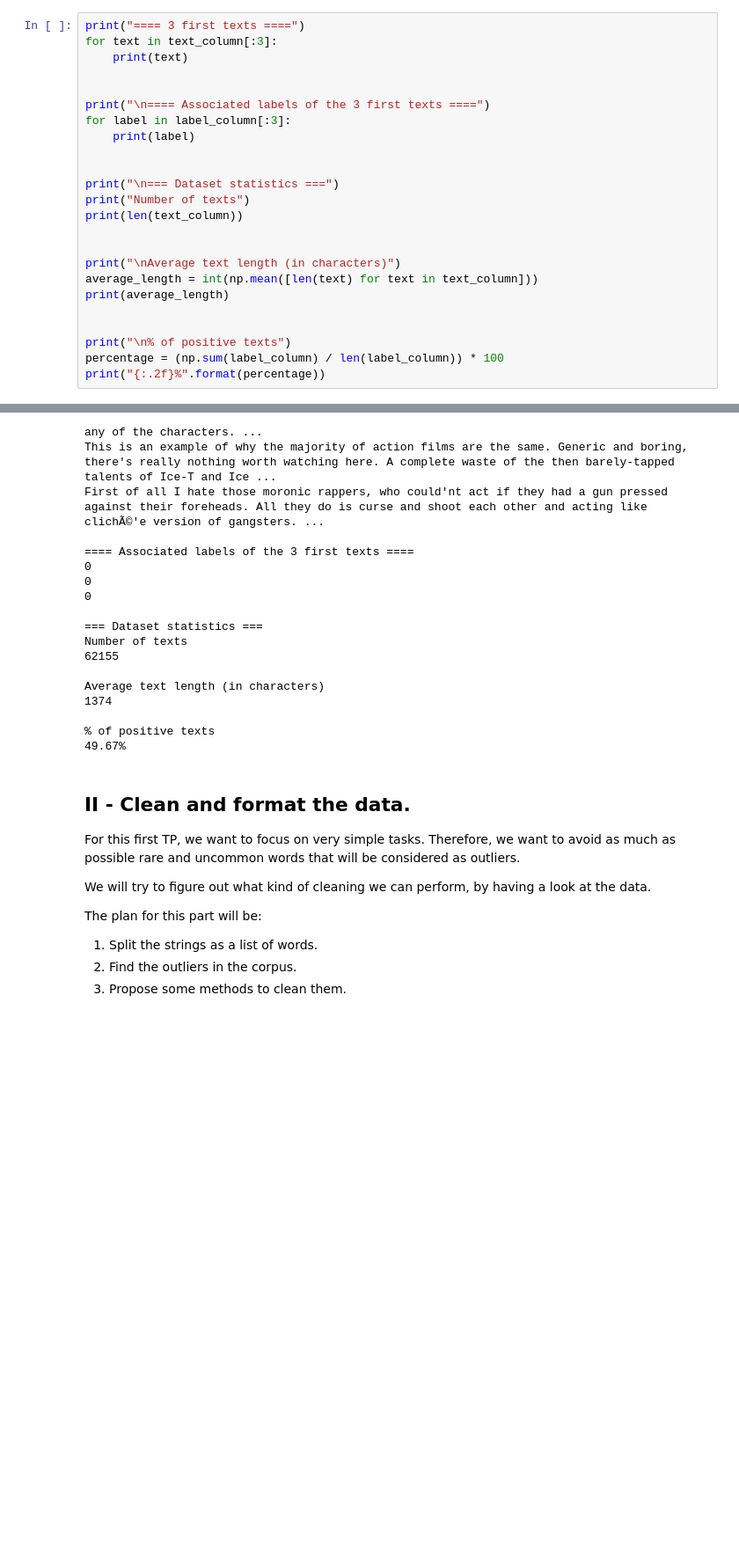
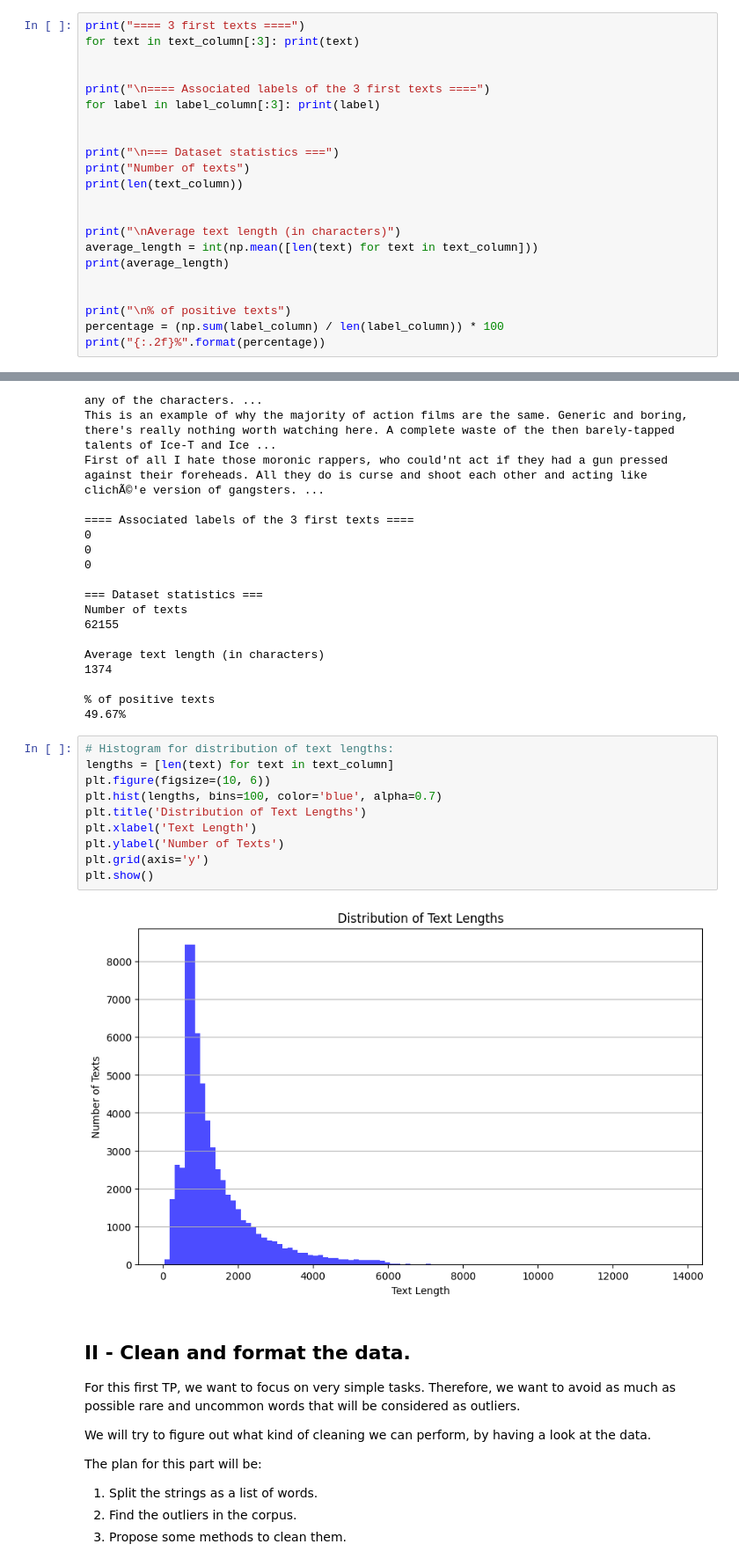
Before and after one commit to DanilSavine/Dojo_NLP_and_LLMs, a Jupyter notebook: hw_imdb_text_preprocessing.ipynb, the cells around one changed output, grey strips where cells are left out. Shown at 88% size. Saved outputs shown, nothing was run; the diff lists cells and outputs as text; blank space fills up the shorter version.

```diff
--- a/hw_imdb_text_preprocessing.ipynb
+++ b/hw_imdb_text_preprocessing.ipynb
@@ -110,12 +101,10 @@ Name: review, dtype: string
 # %%
 print("==== 3 first texts ====")
-for text in text_column[:3]:
-    print(text)
+for text in text_column[:3]: print(text)
 
 
 print("\n==== Associated labels of the 3 first texts ====")
-for label in label_column[:3]:
-    print(label)
+for label in label_column[:3]: print(label)
 
 
 print("\n=== Dataset statistics ===")
@@ -151,6 +140,18 @@ Average text length (in characters)
 
 % of positive texts
 49.67%
+# %%
+# Histogram for distribution of text lengths:
+lengths = [len(text) for text in text_column]
+plt.figure(figsize=(10, 6))
+plt.hist(lengths, bins=100, color='blue', alpha=0.7)
+plt.title('Distribution of Text Lengths')
+plt.xlabel('Text Length')
+plt.ylabel('Number of Texts')
+plt.grid(axis='y')
+plt.show()
+# %% [output]
+[figure, added]
 # %% [markdown]
 ## II - Clean and format the data.
 For this first TP, we want to focus on very simple tasks.
```
Also changed, not shown: parts of 19 cells of this notebook.
